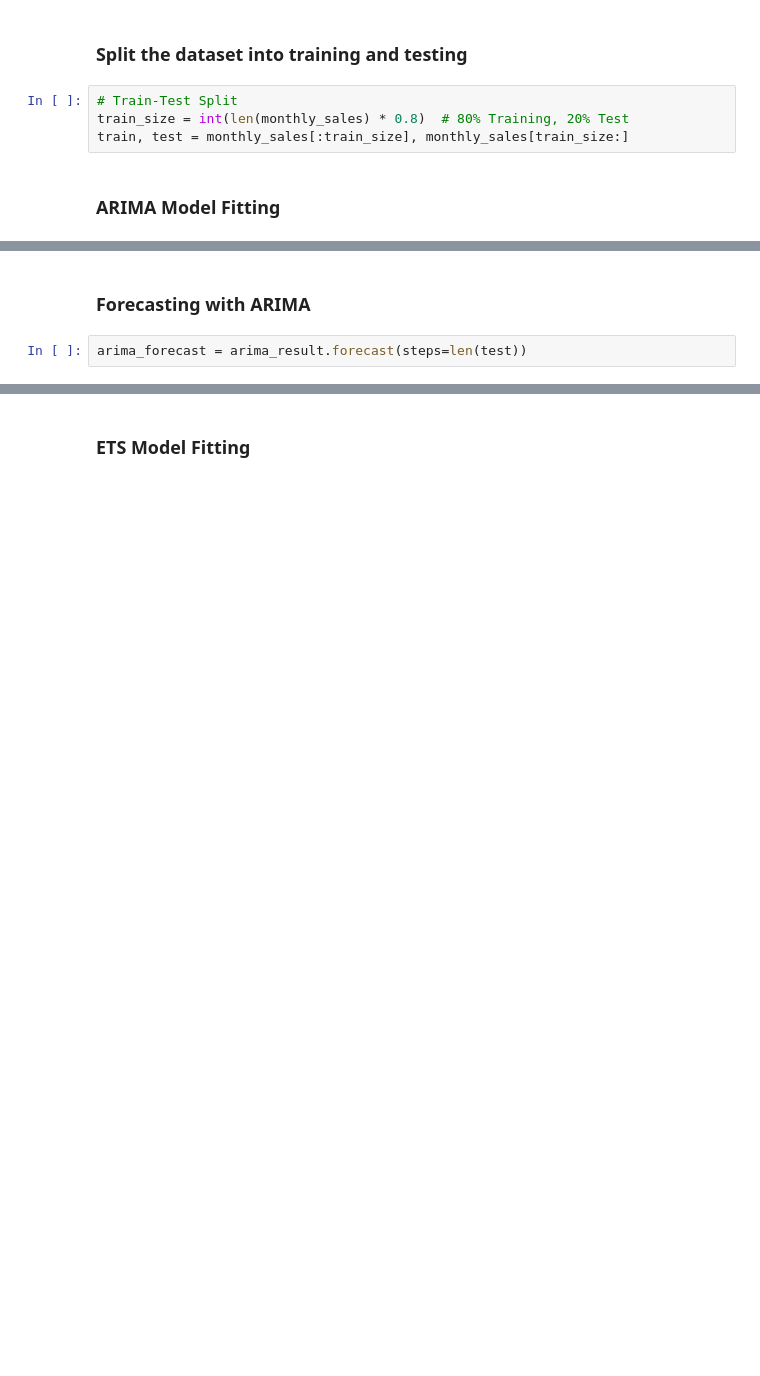
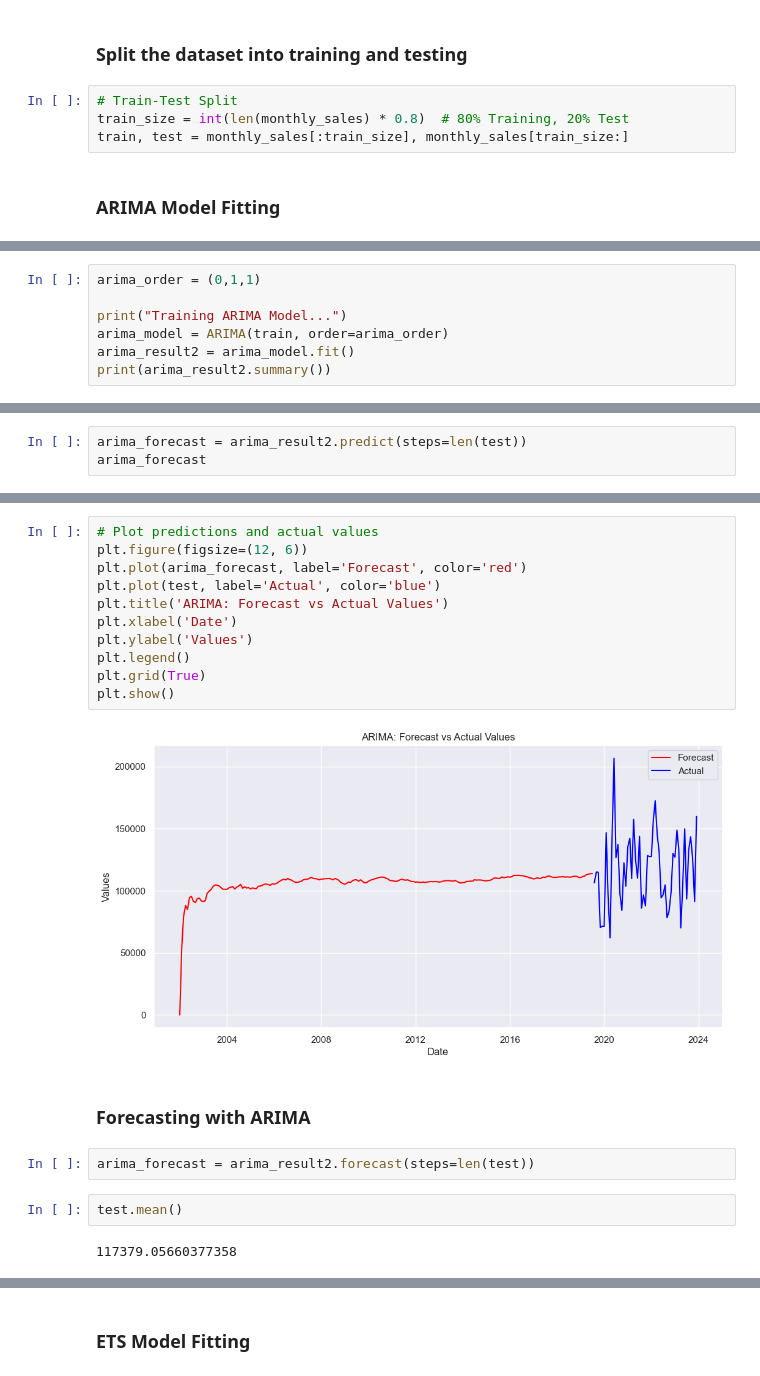
Before and after one commit to sundaepromix/Forecasting-Video-Games-Inventory-Sales-, a Jupyter notebook: Model.ipynb, the cells around one changed output, grey strips where cells are left out. Saved outputs shown, nothing was run; the diff lists cells and outputs as text; blank space fills up the shorter version.

```diff
--- a/Model.ipynb
+++ b/Model.ipynb
@@ -79,0 +98,7 @@ Warnings:
+# %%
+arima_order = (0,1,1)
+
+print("Training ARIMA Model...")
+arima_model = ARIMA(train, order=arima_order)
+arima_result2 = arima_model.fit()
+print(arima_result2.summary())
@@ -79,0 +127,3 @@ Warnings:
+# %%
+arima_forecast = arima_result2.predict(steps=len(test))
+arima_forecast
@@ -80,7 +143,24 @@ Warnings:
+# %%
+# Plot predictions and actual values
+plt.figure(figsize=(12, 6))
+plt.plot(arima_forecast, label='Forecast', color='red')
+plt.plot(test, label='Actual', color='blue')
+plt.title('ARIMA: Forecast vs Actual Values')
+plt.xlabel('Date')
+plt.ylabel('Values')
+plt.legend()
+plt.grid(True)
+plt.show()
+# %% [output]
+[figure, added]
 # %% [markdown]
 ### Forecasting with ARIMA
 # %%
-arima_forecast = arima_result.forecast(steps=len(test))
+arima_forecast = arima_result2.forecast(steps=len(test))
+# %%
+test.mean()
+# %% [output]
+117379.05660377358
 # %%
 # Evaluate ARIMA Model
 arima_rmse = np.sqrt(mean_squared_error(test, arima_forecast))
```
Also changed, not shown: parts of 29 cells of this notebook.
